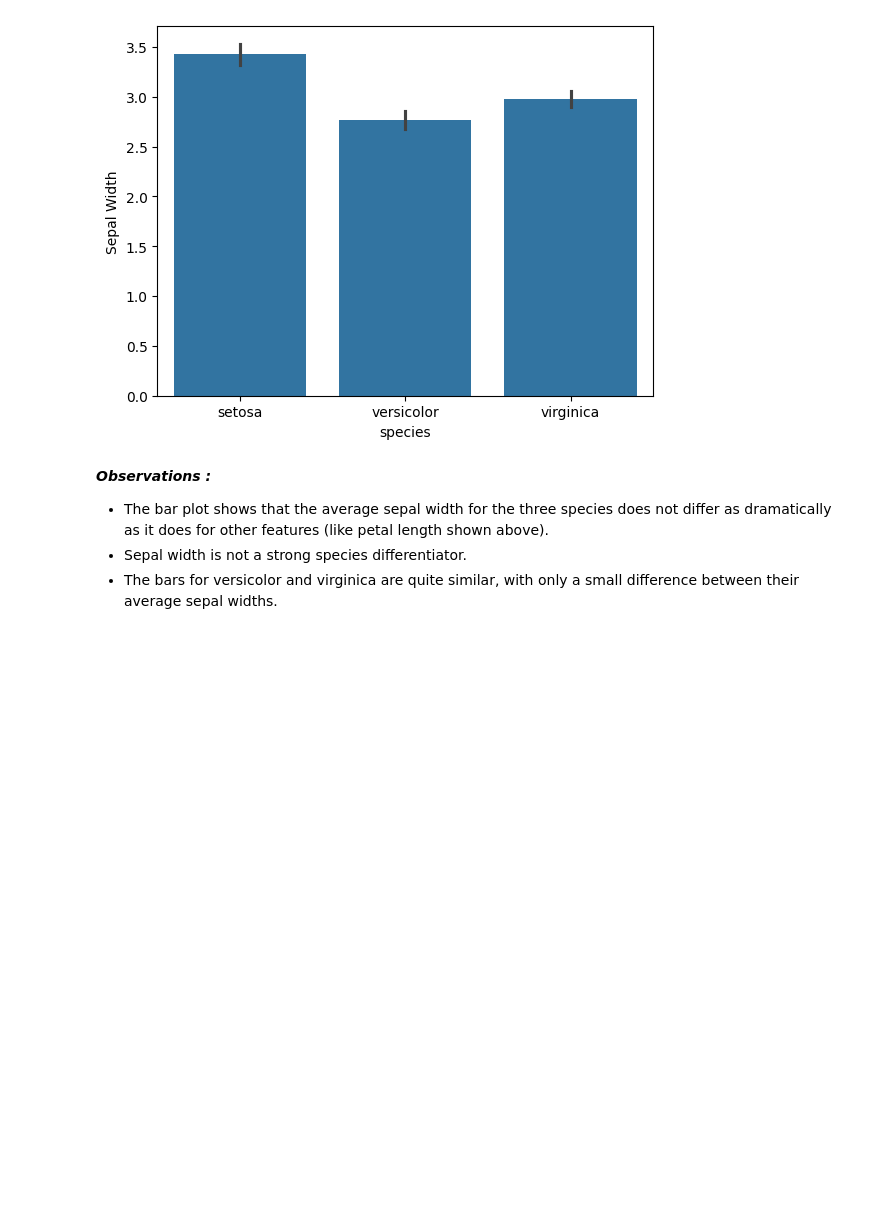
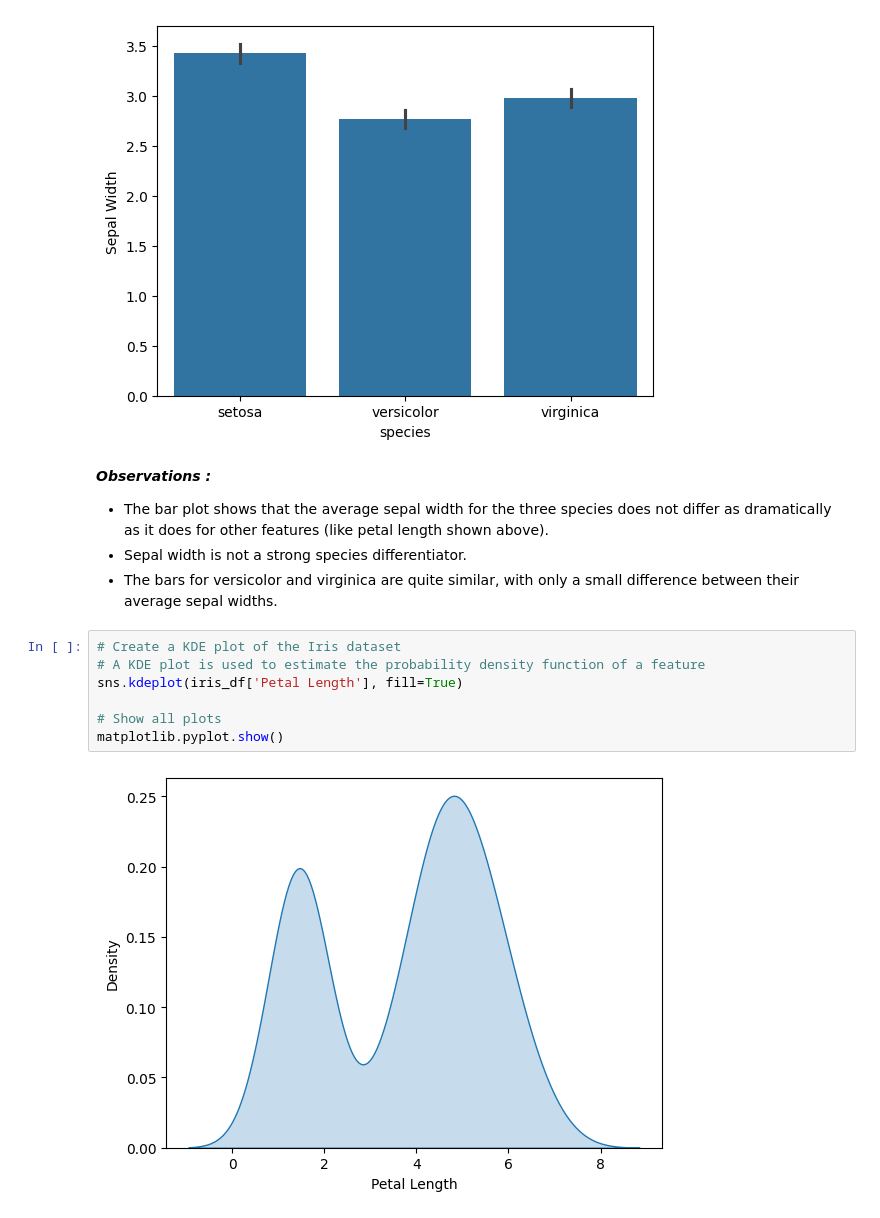
Before and after one commit to abeaderstadt/datafun-04-eda, a Jupyter notebook: beaderstadt-notebook.ipynb, the cells around one changed output. Saved outputs shown, nothing was run; the diff lists cells and outputs as text; blank space fills up the shorter version.

```diff
--- a/beaderstadt-notebook.ipynb
+++ b/beaderstadt-notebook.ipynb
@@ -184,3 +192,12 @@ matplotlib.pyplot.show()
 - The bar plot shows that the average sepal width for the three species does not differ as dramatically as it does for other features (like petal length shown above).
 - Sepal width is not a strong species differentiator.
 - The bars for versicolor and virginica are quite similar, with only a small difference between their average sepal widths.
+# %%
+# Create a KDE plot of the Iris dataset
+# A KDE plot is used to estimate the probability density function of a feature
+sns.kdeplot(iris_df['Petal Length'], fill=True)
+
+# Show all plots
+matplotlib.pyplot.show()
+# %% [output]
+[figure, added]
```
Also changed, not shown: parts of 10 cells of this notebook.
